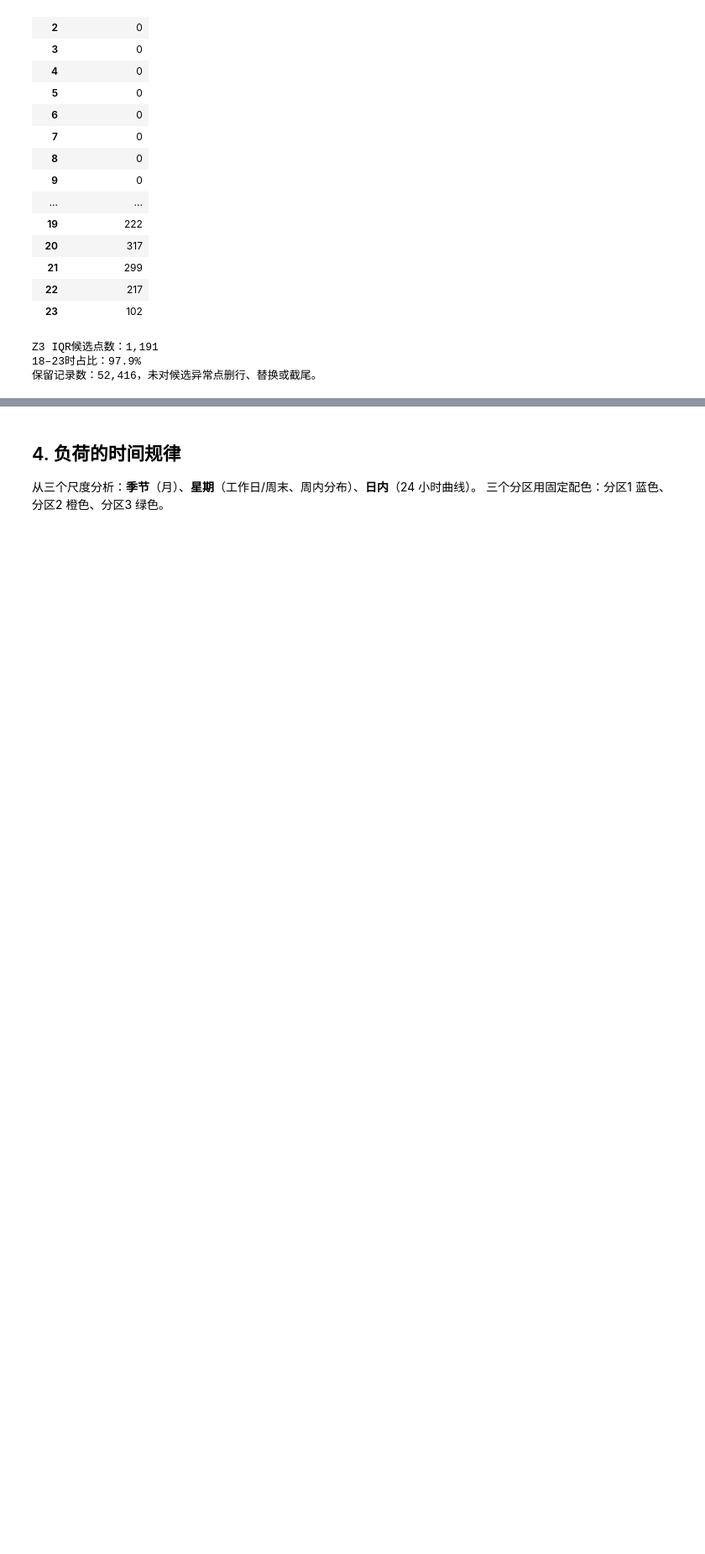
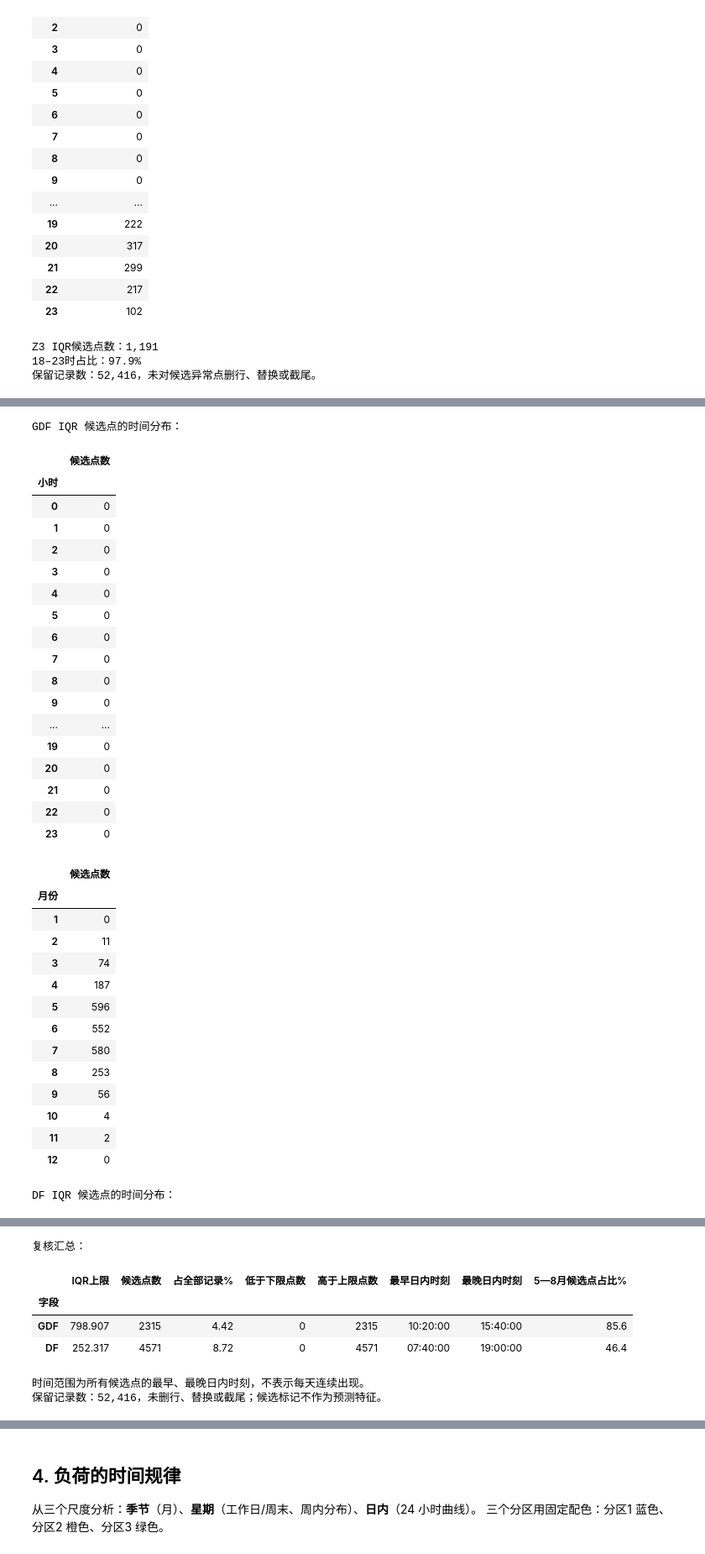
Before and after one commit to zstsyj/City_load, a Jupyter notebook: 01_eda.ipynb, the cells around one changed output, grey strips where cells are left out. Shown at 84% size. Drawn from its saved outputs; the diff is of its cells as text; code cells hidden in the pictures; blank space fills up the shorter version.

```diff
--- a/01_eda.ipynb
+++ b/01_eda.ipynb
@@ -304,0 +309,68 @@ Z3 IQR候选点数：1,191
+# %%
+radiation_review_rows = []
+for col in ['GDF', 'DF']:
+    candidates = df.loc[iqr_flags[col], col]
+    lower = anomaly_thresholds.loc[col, 'IQR下限']
+    upper = anomaly_thresholds.loc[col, 'IQR上限']
+    may_aug_share = candidates.index.month.isin([5, 6, 7, 8]).mean()
+    radiation_review_rows.append({
+        '字段': col,
+        'IQR上限': upper,
+        '候选点数': len(candidates),
+        '占全部记录%': len(candidates) / len(df) * 100,
+        '低于下限点数': int((candidates < lower).sum()),
+        '高于上限点数': int((candidates > upper).sum()),
+        '最早日内时刻': str(min(candidates.index.time)) if len(candidates) else None,
+        '最晚日内时刻': str(max(candidates.index.time)) if len(candidates) else None,
+        '5—8月候选点占比%': may_aug_share * 100,
+    })
+    print(f'\n{col} IQR 候选点的时间分布：')
+    by_hour = candidates.groupby(candidates.index.hour).size()
+    by_month = candidates.groupby(candidates.index.month).size()
+    display(by_hour.reindex(range(24), fill_value=0)
+            .rename_axis('小时').to_frame('候选点数'))
+    display(by_month.reindex(range(1, 13), fill_value=0)
+            .rename_axis('月份').to_frame('候选点数'))
+
+radiation_review = pd.DataFrame(radiation_review_rows).set_index('字段')
+print('复核汇总：')
+display(radiation_review.round({
+    'IQR上限': 3, '占全部记录%': 2, '5—8月候选点占比%': 1,
+}))
+print('时间范围为所有候选点的最早、最晚日内时刻，不表示每天连续出现。')
+print(f'保留记录数：{len(df):,}，未删行、替换或截尾；候选标记不作为预测特征。')
+# %% [output]
+GDF IQR 候选点的时间分布：
+|  | 候选点数 |
+| 小时 |  |
+| 0 | 0 |
+| 1 | 0 |
+| 2 | 0 |
+| 3 | 0 |
+| 4 | 0 |
+| 5 | 0 |
+| 6 | 0 |
+| 7 | 0 |
+| 8 | 0 |
+| 9 | 0 |
+| ... | ... |
+| 19 | 0 |
+| 20 | 0 |
+| 21 | 0 |
+| 22 | 0 |
+| 23 | 0 |
+|  | 候选点数 |
+| 月份 |  |
+| 1 | 0 |
+| 2 | 11 |
+| 3 | 74 |
+| 4 | 187 |
+| 5 | 596 |
+| 6 | 552 |
+| 7 | 580 |
+| 8 | 253 |
+| 9 | 56 |
+| 10 | 4 |
+| 11 | 2 |
+| 12 | 0 |
+DF IQR 候选点的时间分布：
@@ -304,0 +409,7 @@ Z3 IQR候选点数：1,191
+复核汇总：
+|  | IQR上限 | 候选点数 | 占全部记录% | 低于下限点数 | 高于上限点数 | 最早日内时刻 | 最晚日内时刻 | 5—8月候选点占比% |
+| 字段 |  |  |  |  |  |  |  |  |
+| GDF | 798.907 | 2315 | 4.42 | 0 | 2315 | 10:20:00 | 15:40:00 | 85.6 |
+| DF | 252.317 | 4571 | 8.72 | 0 | 4571 | 07:40:00 | 19:00:00 | 46.4 |
+时间范围为所有候选点的最早、最晚日内时刻，不表示每天连续出现。
+保留记录数：52,416，未删行、替换或截尾；候选标记不作为预测特征。
```
Also changed, not shown: parts of 3 cells of this notebook.
